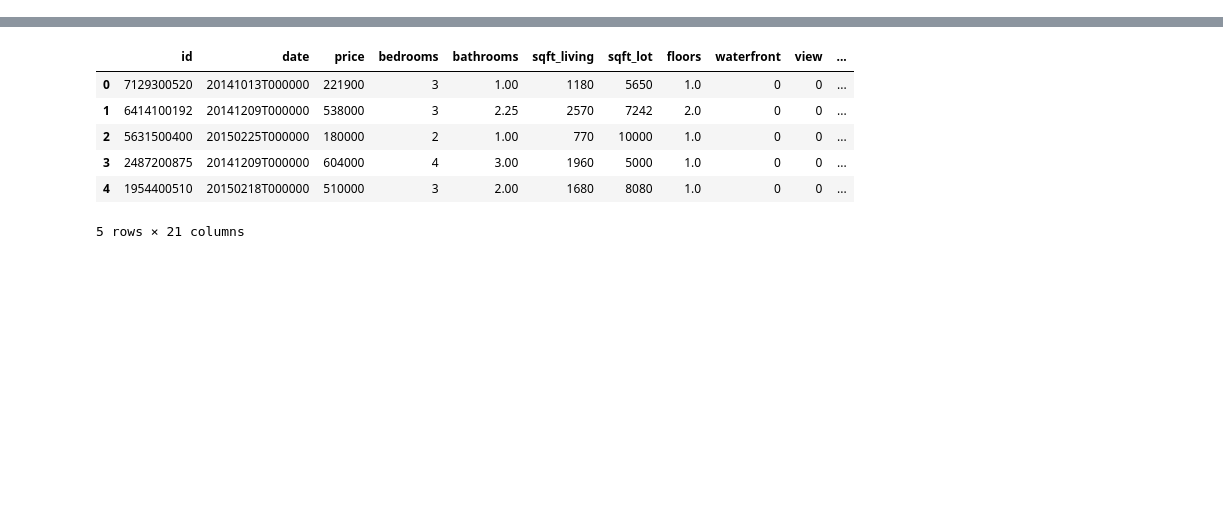
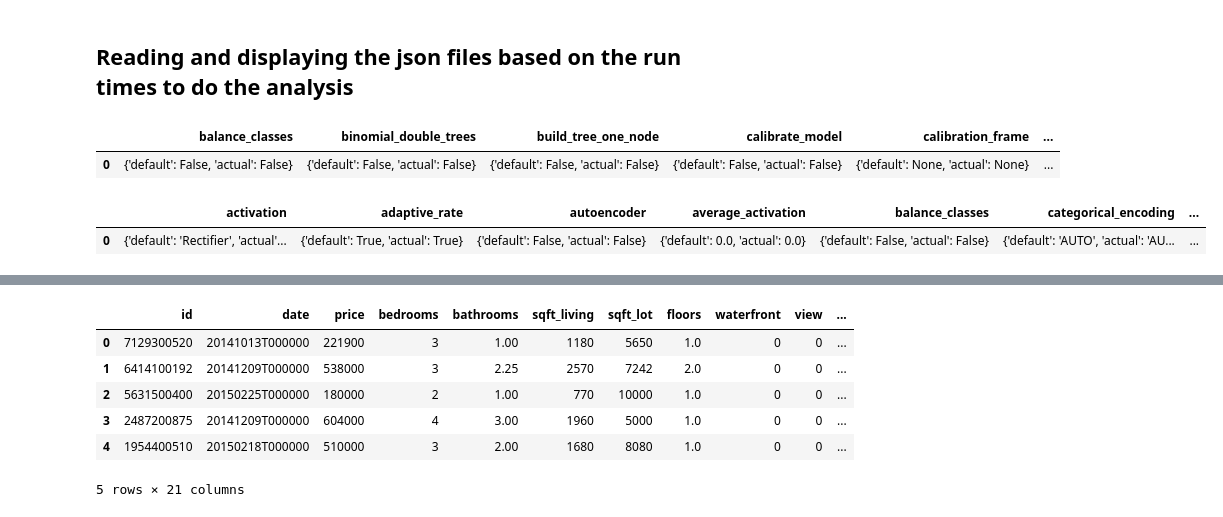
Before and after one commit to INFO6105-Spring19/hyperparameter-db-project-ds10, a Jupyter notebook: ML_Project_Hyperparameters.ipynb, the cells around one changed output, grey strips where cells are left out. Cells and saved outputs as stored; diff of their text form; code cells hidden in the pictures; blank space fills up the shorter version.

Commit message:
json file analysis

```diff
--- a/ML_Project_Hyperparameters.ipynb
+++ b/ML_Project_Hyperparameters.ipynb
@@ -13,0 +16,12 @@ df=pd.read_csv("kc_house_data.csv", sep=',')#We give decimal=',' to show that we
+# %% [markdown]
+## Reading and displaying the json files based on the run times to do the analysis
+# %%
+#df1=pd.read_json("input/DRF_200_seconds",orient='records')
+openfile=open('51nAnG4w5Q/DRF_200_seconds')
+jsondata=json.load(openfile)
+df1=pd.DataFrame(jsondata)
+openfile.close()
+df1.head(500)
+# %% [output]
+|  | balance_classes | binomial_double_trees | build_tree_one_node | calibrate_model | calibration_frame | ... |
+| 0 | {'default': False, 'actual': False} | {'default': False, 'actual': False} | {'default': False, 'actual': False} | {'default': False, 'actual': False} | {'default': None, 'actual': None} | ... |
@@ -13,0 +31,27 @@ df=pd.read_csv("kc_house_data.csv", sep=',')#We give decimal=',' to show that we
+# %%
+openfile=open('eDB7caa9PA/Deep_Learning1_500_seconds')
+"""
+ 'GBM10_500_seconds',
+ 'GBM1_500_seconds',
+ 'GBM2_500_seconds',
+ 'GBM3_500_seconds',
+ 'GBM4_500_seconds',
+ 'GBM5_500_seconds',
+ 'GBM6_500_seconds',
+ 'GBM7_500_seconds',
+ 'GBM8_500_seconds',
+ 'GBM9_500_seconds',
+ 'GBM_Grid1_500_seconds',
+ 'GBM_Grid2_500_seconds',
+ 'GBM_Grid3_500_seconds',
+ 'GLMGrid1_500_seconds',
+ 'GLMGrid2_500_seconds',
+ 'XRT1_500_seconds',
+ 'XRT2_500_seconds')"""
+jsondata=json.load(openfile)
+df1=pd.DataFrame(jsondata)
+openfile.close()
+df1.head(500)
+# %% [output]
+|  | activation | adaptive_rate | autoencoder | average_activation | balance_classes | categorical_encoding | ... |
+| 0 | {'default': 'Rectifier', 'actual'... | {'default': True, 'actual': True} | {'default': False, 'actual': False} | {'default': 0.0, 'actual': 0.0} | {'default': False, 'actual': False} | {'default': 'AUTO', 'actual': 'AU... | ... |
```
Also changed, not shown: parts of 12 cells of this notebook.
